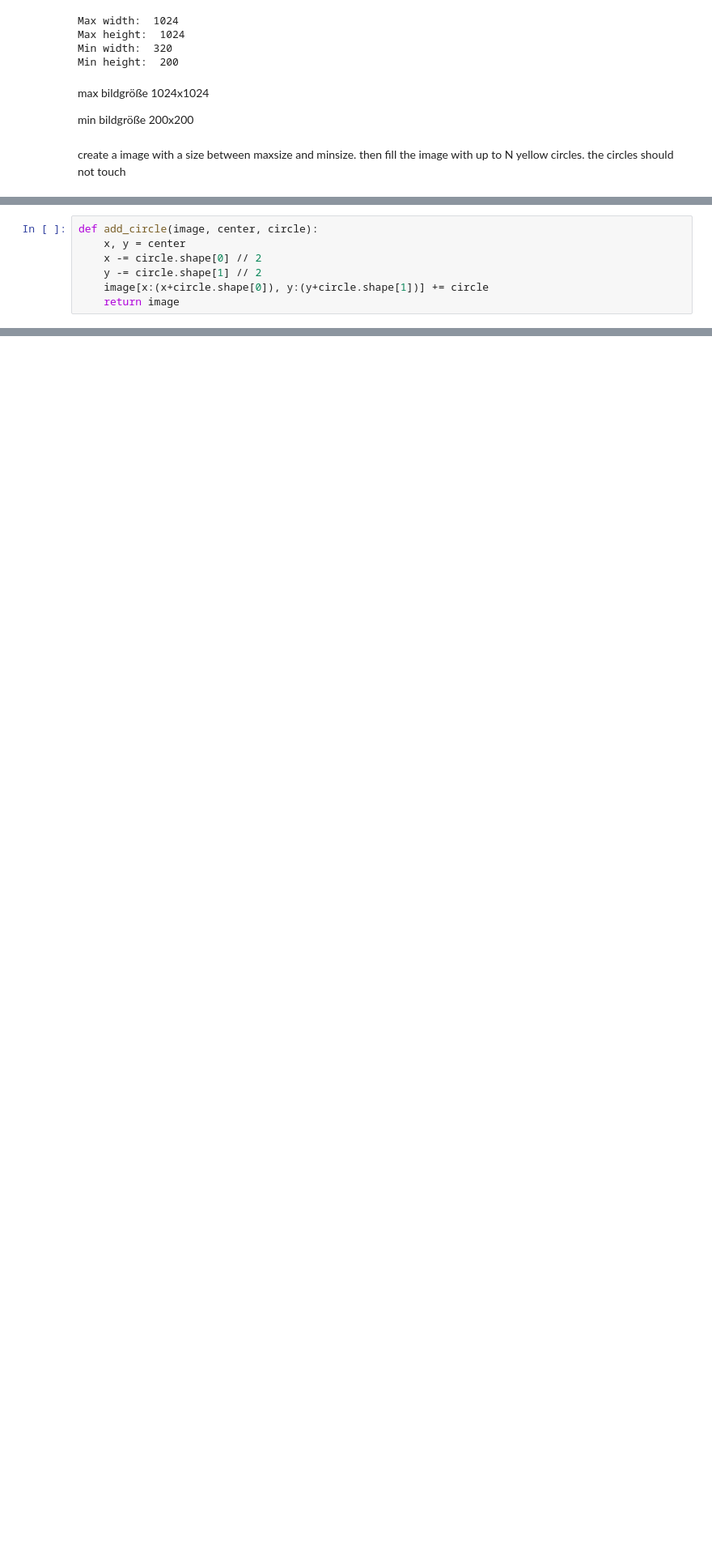
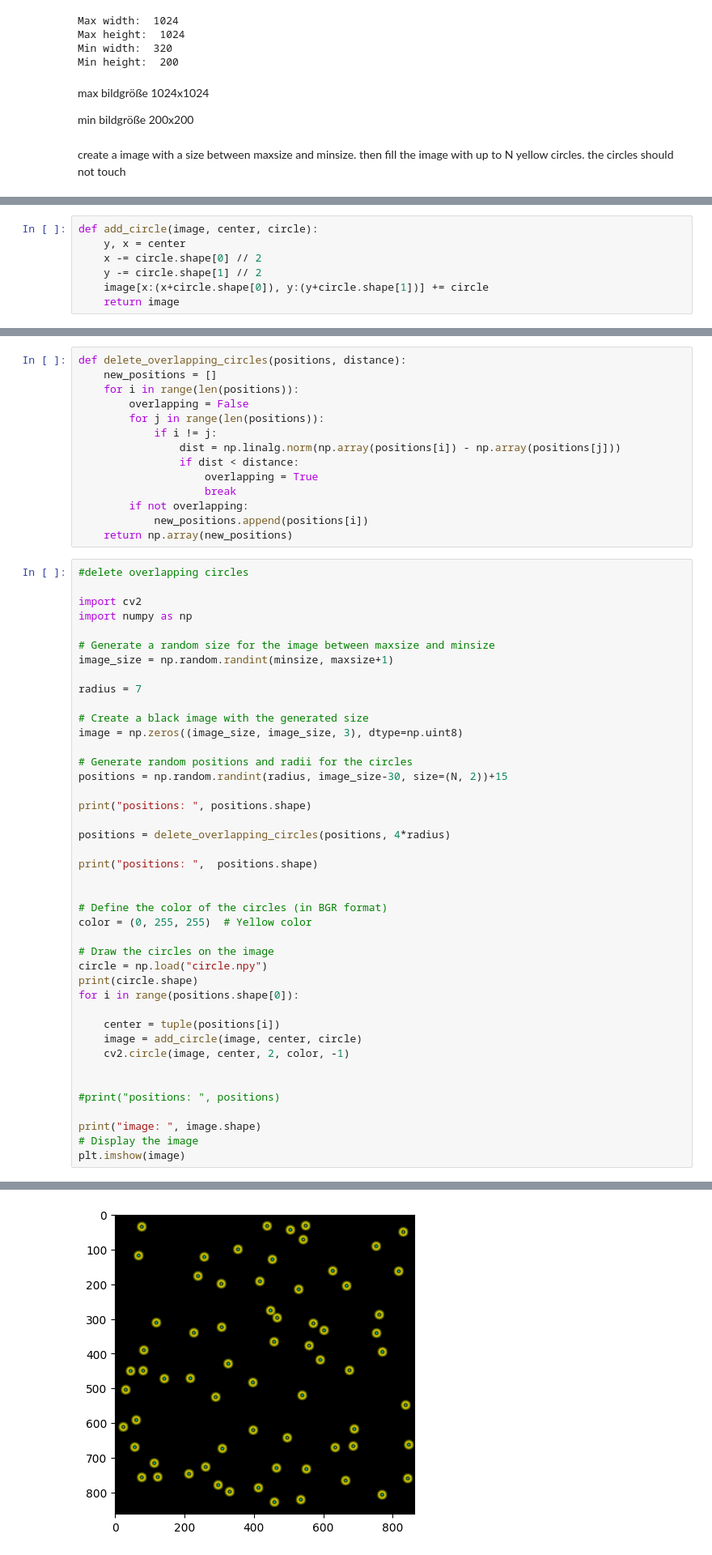
Before and after one commit to maximedrouhin/AI-Lab_Traveling-Salesman-Problem, a Jupyter notebook: data_generator.ipynb, the cells around one changed output, grey strips where cells are left out. Shown at 81% size. Cells and saved outputs as stored; diff of their text form; blank space fills up the shorter version.

```diff
--- a/data_generator.ipynb
+++ b/data_generator.ipynb
@@ -123,6 +123,6 @@ positions:  [[118 155]
 # %%
 def add_circle(image, center, circle):
-    x, y = center
+    y, x = center
     x -= circle.shape[0] // 2
     y -= circle.shape[1] // 2
     image[x:(x+circle.shape[0]), y:(y+circle.shape[1])] += circle
@@ -199,0 +182,57 @@ print(bigger_array)
+# %%
+def delete_overlapping_circles(positions, distance):
+    new_positions = []
+    for i in range(len(positions)):
+        overlapping = False
+        for j in range(len(positions)):
+            if i != j:
+                dist = np.linalg.norm(np.array(positions[i]) - np.array(positions[j]))
+                if dist < distance:
+                    overlapping = True
+                    break
+        if not overlapping:
+            new_positions.append(positions[i])
+    return np.array(new_positions)
+# %%
+#delete overlapping circles
+
+import cv2
+import numpy as np
+
+# Generate a random size for the image between maxsize and minsize
+image_size = np.random.randint(minsize, maxsize+1)
+
+radius = 7
+
+# Create a black image with the generated size
+image = np.zeros((image_size, image_size, 3), dtype=np.uint8)
+
+# Generate random positions and radii for the circles
+positions = np.random.randint(radius, image_size-30, size=(N, 2))+15
+
+print("positions: ", positions.shape)
+
+positions = delete_overlapping_circles(positions, 4*radius)
+
+print("positions: ",  positions.shape)
+
+
+# Define the color of the circles (in BGR format)
+color = (0, 255, 255)  # Yellow color
+
+# Draw the circles on the image
+circle = np.load("circle.npy")
+print(circle.shape)
+for i in range(positions.shape[0]):
+
+    center = tuple(positions[i])
+    image = add_circle(image, center, circle)
+    cv2.circle(image, center, 2, color, -1)
+
+
+#print("positions: ", positions)
+
+print("image: ", image.shape)
+# Display the image
+plt.imshow(image)
+# %% [output]
@@ -199,0 +244 @@ print(bigger_array)
+[figure, added]
```
Also changed, not shown: parts of 9 cells of this notebook.
